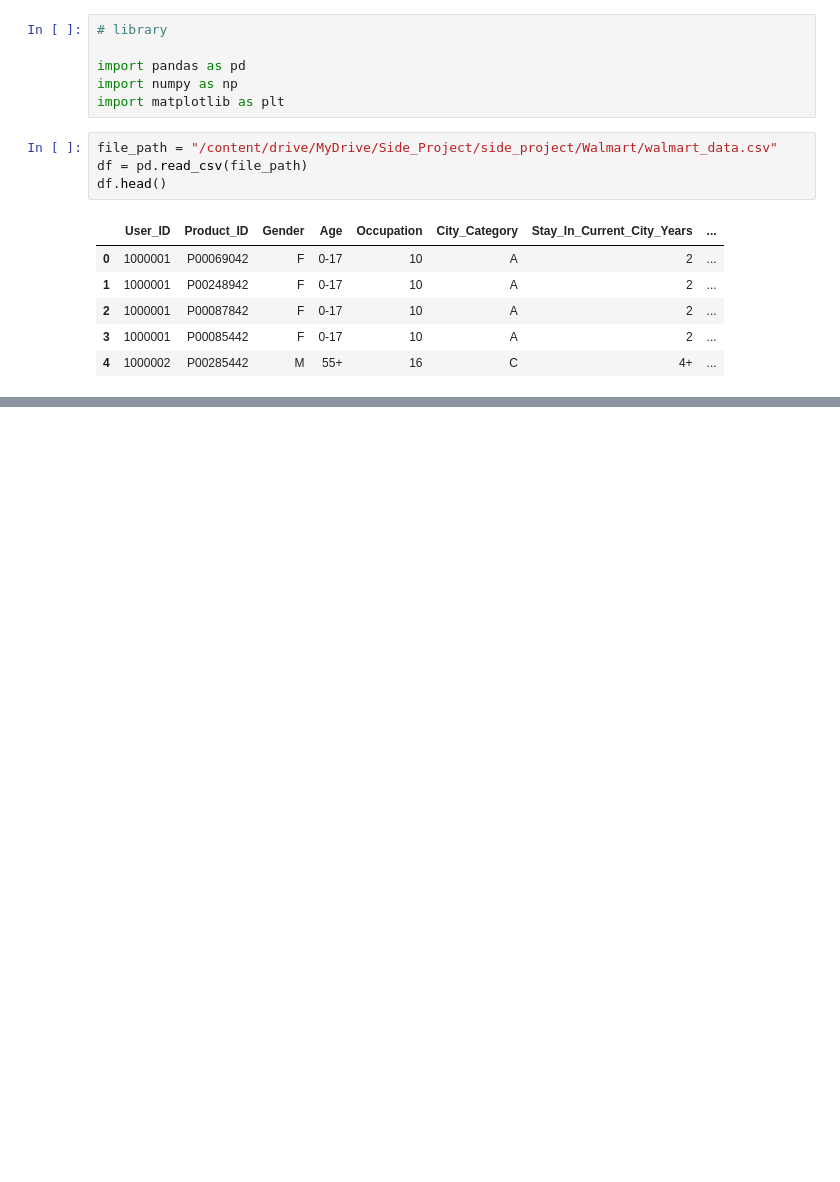
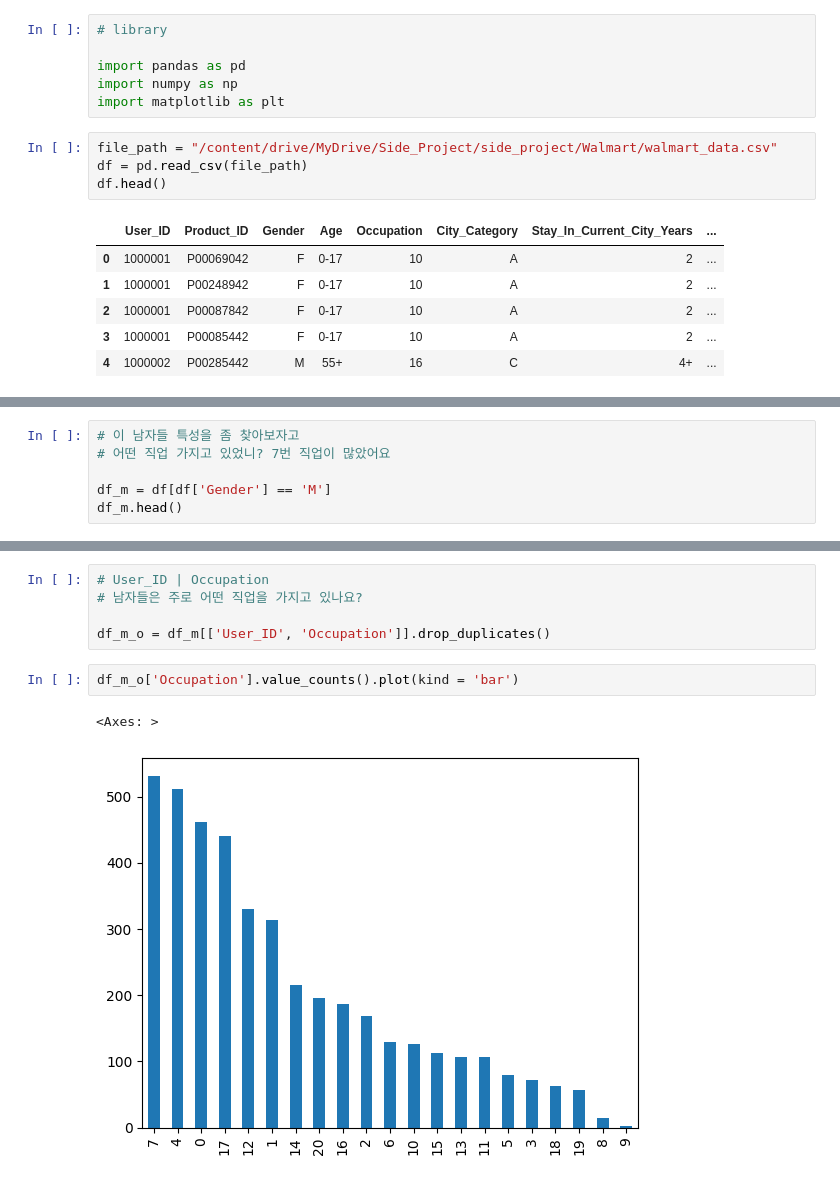
Before and after one commit to INA-95/retail_customer_behavior_analysis, a Jupyter notebook: walmart_customer_behavior_analysis.ipynb, the cells around one changed output, grey strips where cells are left out. Saved outputs shown, nothing was run; the diff lists cells and outputs as text; blank space fills up the shorter version.

```diff
--- a/walmart_customer_behavior_analysis.ipynb
+++ b/walmart_customer_behavior_analysis.ipynb
@@ -160,0 +39,6 @@ final_viz(join_df, 'Product_Category', 'Gender', 'avg_amt_of_purchase')
+# %%
+# 이 남자들 특성을 좀 찾아보자고
+# 어떤 직업 가지고 있었니? 7번 직업이 많았어요
+
+df_m = df[df['Gender'] == 'M']
+df_m.head()
@@ -160,0 +97,10 @@ final_viz(join_df, 'Product_Category', 'Gender', 'avg_amt_of_purchase')
+# %%
+# User_ID | Occupation
+# 남자들은 주로 어떤 직업을 가지고 있나요?
+
+df_m_o = df_m[['User_ID', 'Occupation']].drop_duplicates()
+# %%
+df_m_o['Occupation'].value_counts().plot(kind = 'bar')
+# %% [output]
+<Axes: >
+[figure, added]
```
Also changed, not shown: parts of 28 cells of this notebook.
